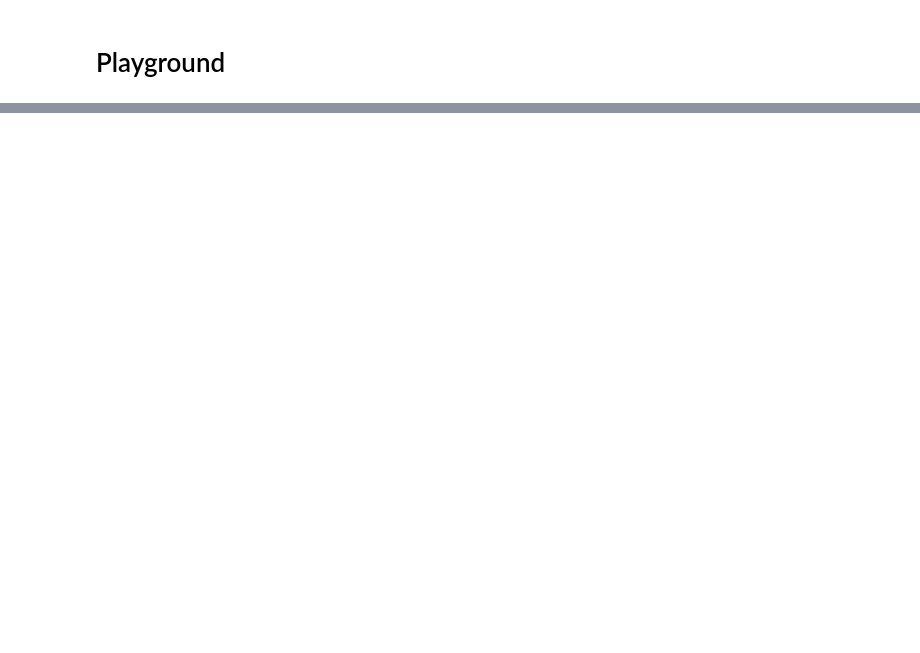
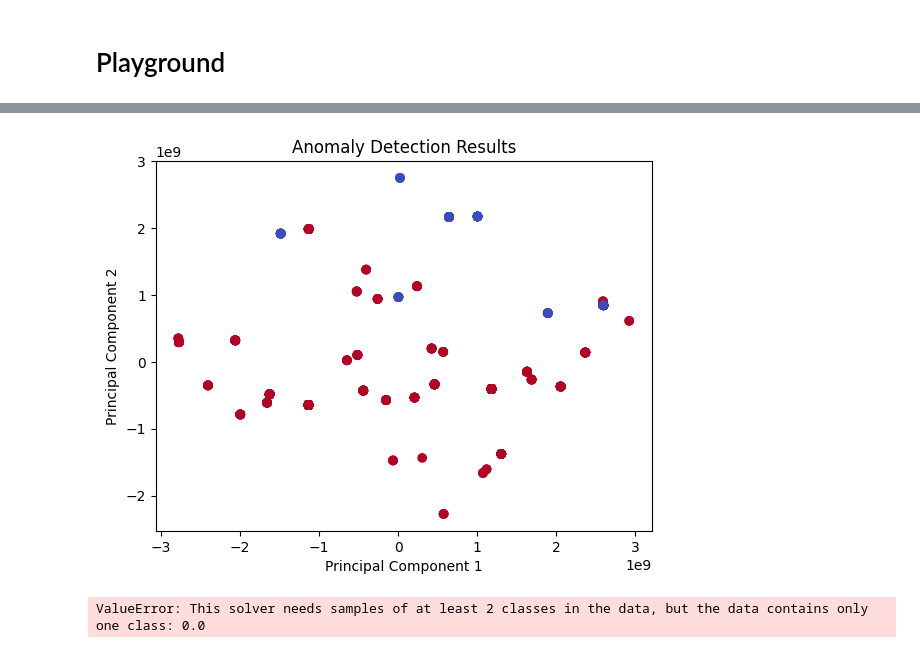
Before and after one commit to codechrl/remote-capture, a Jupyter notebook: jupyter.ipynb, the cells around one changed output, grey strips where cells are left out. Cells and saved outputs as stored; diff of their text form; code cells hidden in the pictures; blank space fills up the shorter version.

```diff
--- a/jupyter.ipynb
+++ b/jupyter.ipynb
@@ -108,0 +149,65 @@ df.to_excel("data\pcap_handler_reformat.xlsx", index=False)
+# %%
+# perform anomaly detection using Elliptic Envelope
+ee = EllipticEnvelope()
+ee.fit(df)
+y_pred = ee.predict(df)
+
+pca = PCA(n_components=2)
+pca.fit(df)
+X_pca = pca.transform(df)
+
+# create scatter plot to visualize results
+plt.scatter(X_pca[:, 0], X_pca[:, 1], c=y_pred, cmap='coolwarm')
+plt.xlabel('Principal Component 1')
+plt.ylabel('Principal Component 2')
+plt.title('Anomaly Detection Results')
+plt.show()
+# %% [output]
+[figure, added]
+# %%
+ee = EllipticEnvelope()
+iforest = IsolationForest()
+svm = OneClassSVM()
+lof_sklearn = LocalOutlierFactor(novelty=True)
+dbscan = DBSCAN()
+abod = ABOD()
+hbos = HBOS()
+lof_pyod = LOF()
+pca_pyod = PCA_pyod()
+
+anomaly_algorithms = [ee, iforest, svm, lof_sklearn, dbscan, abod, hbos, lof_pyod, pca_pyod]
+anomaly_scores = []
+for algo in tqdm(anomaly_algorithms):
+    if algo.__class__.__name__ == 'DBSCAN':
+        y_pred = algo.fit_predict(df)
+    else:
+        algo.fit(df)
+        if algo.__class__.__name__ == 'LocalOutlierFactor':
+            y_pred = -algo.predict(df)
+        else:
+            y_pred = algo.predict(df)
+    anomaly_scores.append(y_pred)
+
+# perform PCA on data
+pca = PCA(n_components=2)
+pca.fit(df)
+X_pca = pca.transform(df)
+
+# create scatter plot to visualize results
+n_plots = len(anomaly_algorithms)
+n_rows = int(np.ceil(n_plots / 3))
+fig, ax = plt.subplots(n_rows, 3, figsize=(15, 5 * n_rows))
+for i, axi in enumerate(ax.flat):
+    if i < n_plots:
+        scatter = axi.scatter(X_pca[:, 0], X_pca[:, 1], c=anomaly_scores[i], cmap='coolwarm')
+        axi.set_xlabel('Principal Component 1')
+        axi.set_ylabel('Principal Component 2')
+        axi.set_title(anomaly_algorithms[i].__class__.__name__)
+        axi.legend(*scatter.legend_elements(), loc="best", title="Classes")
+    else:
+        fig.delaxes(axi)  # remove unused subplot
+
+plt.tight_layout()
+plt.show()
+# %% [output]
+ValueError: This solver needs samples of at least 2 classes in the data, but the data contains only one class: 0.0
```
Also changed, not shown: parts of 26 cells of this notebook, 7 other files.
